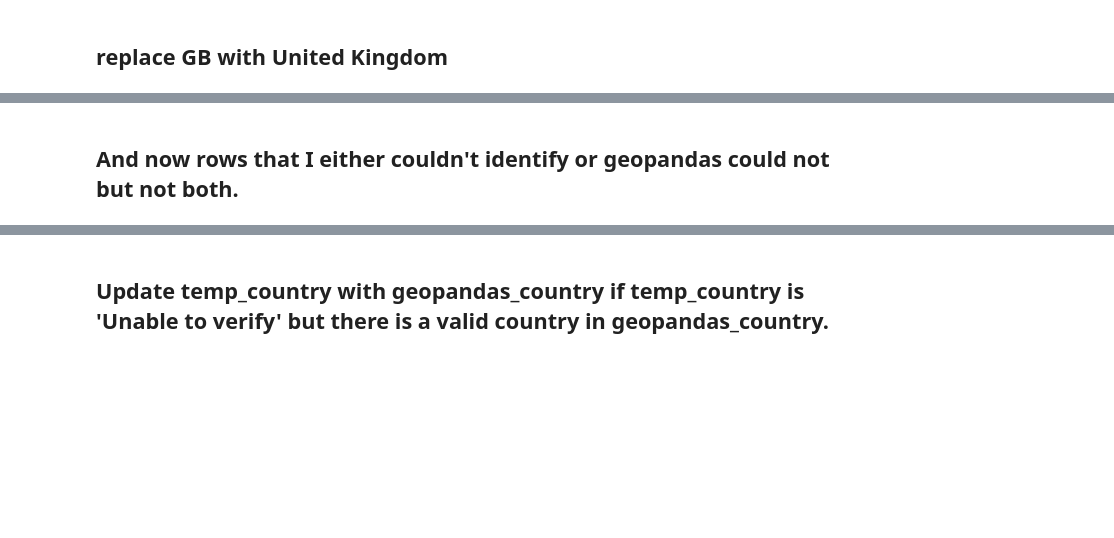
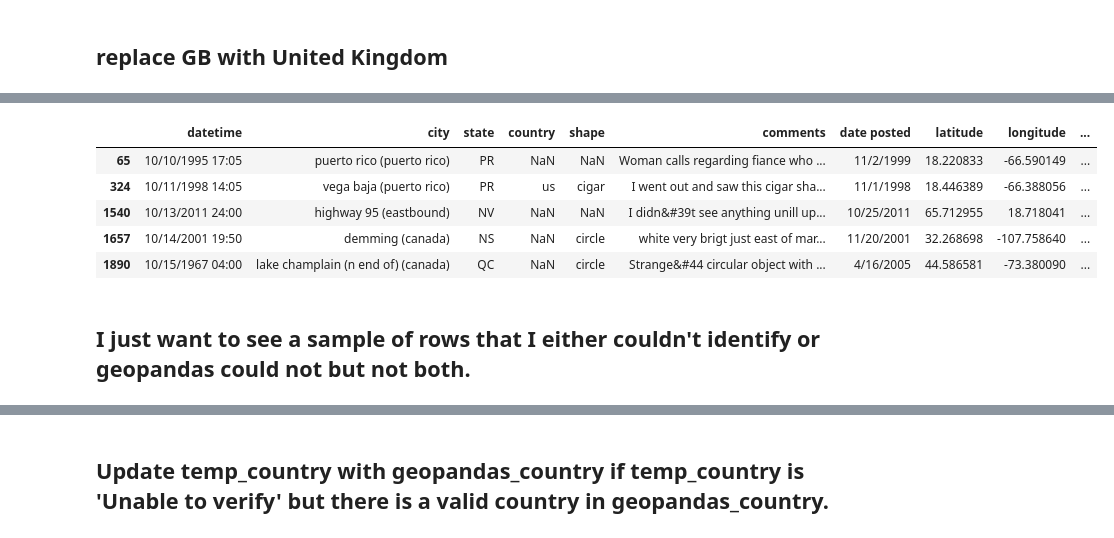
Before and after one commit to AlexIrwin141/UFO-Sightings-Analysis, a Jupyter notebook: UFO_Watch.ipynb, the cells around one changed output, grey strips where cells are left out. Cells and saved outputs as stored; diff of their text form; code cells hidden in the pictures; blank space fills up the shorter version.

```diff
--- a/UFO_Watch.ipynb
+++ b/UFO_Watch.ipynb
@@ -315,0 +300,16 @@ axdf.loc[((axdf['temp_country']== 'Unable To Verify') & ~(axdf['geopandas_countr
+# %%
+filtered_rows = axdf[
+    (axdf['temp_country'] != axdf['geopandas_country']) &  # Values are different
+    axdf['geopandas_country'].notna() &              # 'temp_country' is not null
+    (axdf['temp_country'] != 'Unable To Verify') &                   # 'country' is not empty
+    (axdf['geopandas_country'] != '')                # 'temp_country' is not empty
+]
+
+filtered_rows.head()
+# %% [output]
+|  | datetime | city | state | country | shape | comments | date posted | latitude | longitude | ... |
+| 65 | 10/10/1995 17:05 | puerto rico (puerto rico) | PR | NaN | NaN | Woman calls regarding fiance who ... | 11/2/1999 | 18.220833 | -66.590149 | ... |
+| 324 | 10/11/1998 14:05 | vega baja (puerto rico) | PR | us | cigar | I went out and saw this cigar sha... | 11/1/1998 | 18.446389 | -66.388056 | ... |
+| 1540 | 10/13/2011 24:00 | highway 95 (eastbound) | NV | NaN | NaN | I didn&#39t see anything unill up... | 10/25/2011 | 65.712955 | 18.718041 | ... |
+| 1657 | 10/14/2001 19:50 | demming (canada) | NS | NaN | circle | white very brigt just east of mar... | 11/20/2001 | 32.268698 | -107.758640 | ... |
+| 1890 | 10/15/1967 04:00 | lake champlain (n end of) (canada) | QC | NaN | circle | Strange&#44 circular object with ... | 4/16/2005 | 44.586581 | -73.380090 | ... |
@@ -316,5 +325,5 @@ axdf.loc[((axdf['temp_country']== 'Unable To Verify') & ~(axdf['geopandas_countr
 # %% [markdown]
-## And now rows that I either couldn't identify or geopandas could not but not both.
+## I just want to see a sample of rows that I either couldn't identify or geopandas could not but not both.
 # %%
 axdf.loc[(axdf['temp_country'] == 'Unable To Verify') ^ (axdf['geopandas_country'].isna())].head(10)
 # %% [output]
```
Also changed, not shown: parts of 38 cells of this notebook.
